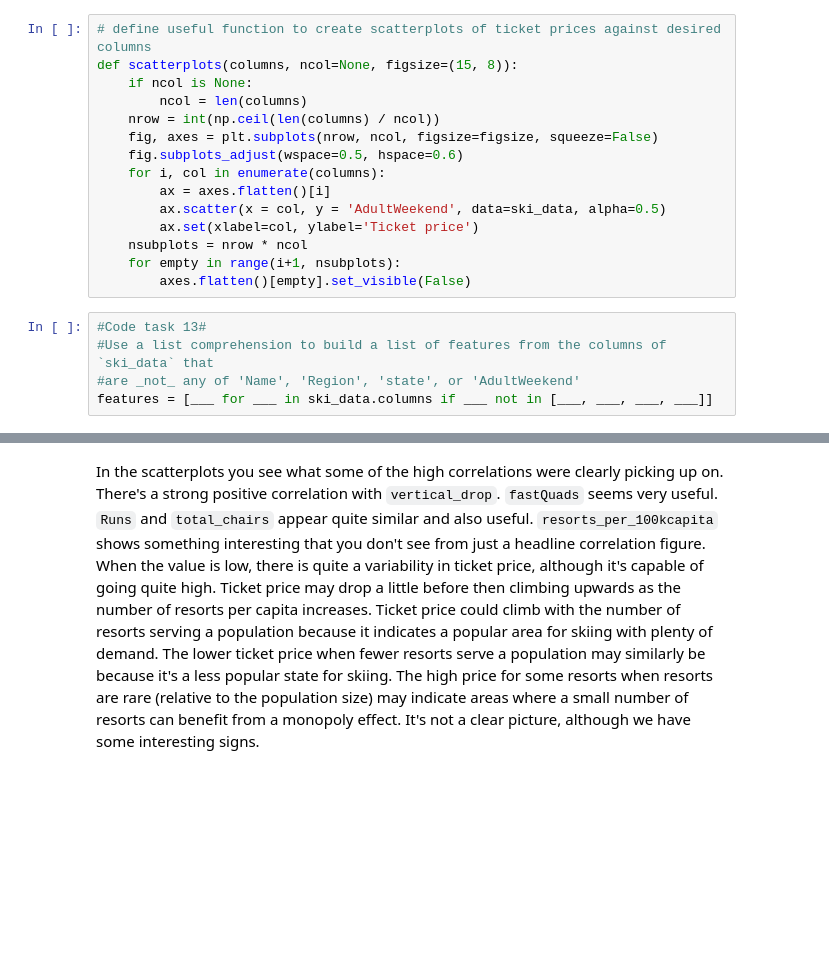
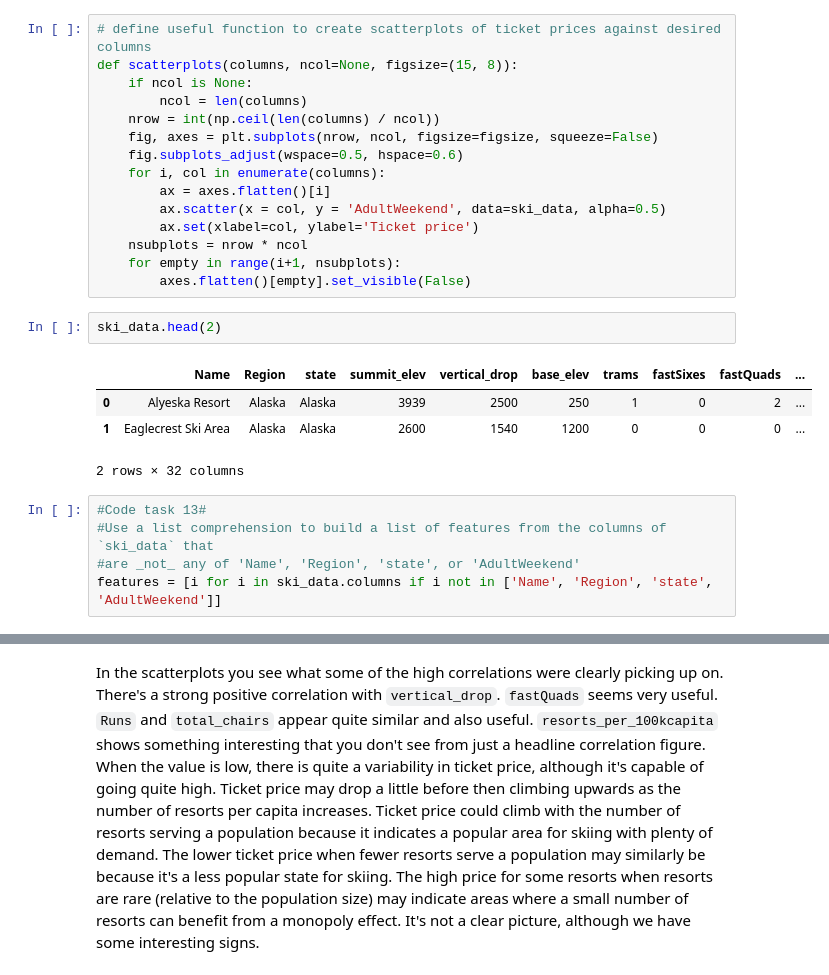
Before and after one commit to pmanish790/DataScienceGuidedCapstone, a Jupyter notebook: Notebooks/03_exploratory_data_analysis.ipynb, the cells around one changed output, grey strips where cells are left out. Cells and saved outputs as stored; diff of their text form; blank space fills up the shorter version.

```diff
--- a/Notebooks/03_exploratory_data_analysis.ipynb
+++ b/Notebooks/03_exploratory_data_analysis.ipynb
@@ -795,11 +795,18 @@ def scatterplots(columns, ncol=None, figsize=(15, 8)):
     nsubplots = nrow * ncol
     for empty in range(i+1, nsubplots):
         axes.flatten()[empty].set_visible(False)
+# %%
+ski_data.head(2)
+# %% [output]
+|  | Name | Region | state | summit_elev | vertical_drop | base_elev | trams | fastSixes | fastQuads | ... |
+| 0 | Alyeska Resort | Alaska | Alaska | 3939 | 2500 | 250 | 1 | 0 | 2 | ... |
+| 1 | Eaglecrest Ski Area | Alaska | Alaska | 2600 | 1540 | 1200 | 0 | 0 | 0 | ... |
+2 rows × 32 columns
 # %%
 #Code task 13#
 #Use a list comprehension to build a list of features from the columns of `ski_data` that
 #are _not_ any of 'Name', 'Region', 'state', or 'AdultWeekend'
-features = [___ for ___ in ski_data.columns if ___ not in [___, ___, ___, ___]]
+features = [i for i in ski_data.columns if i not in ['Name', 'Region', 'state', 'AdultWeekend']]
 # %%
 scatterplots(features, ncol=4, figsize=(15, 15))
 # %% [output]
```
Also changed, not shown: parts of 8 cells of this notebook, 1 other file.
